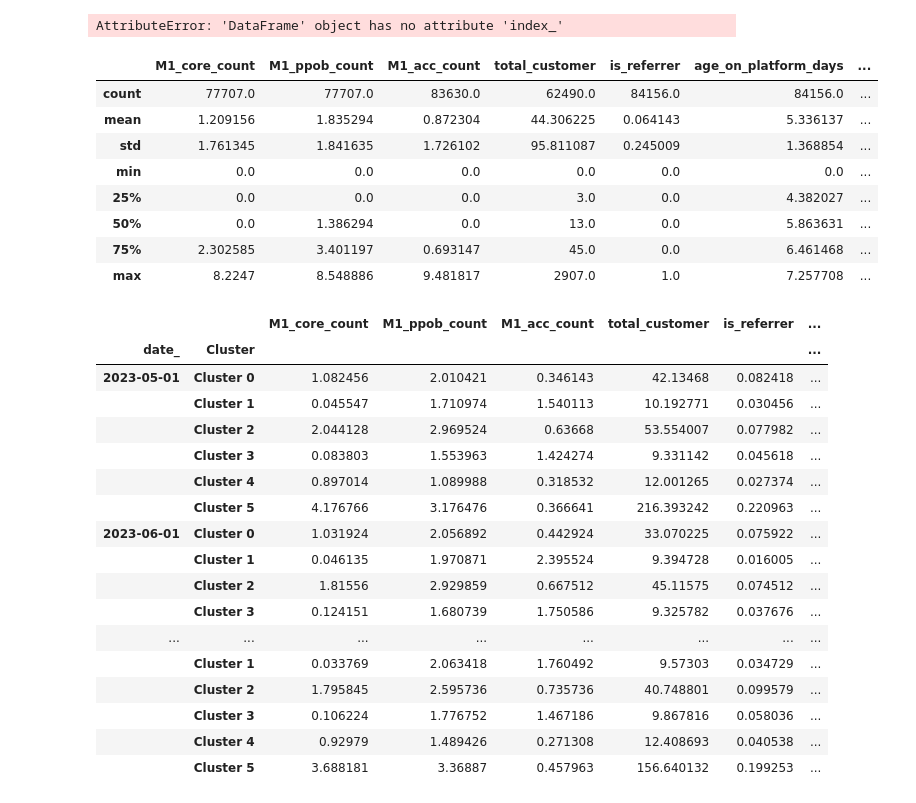
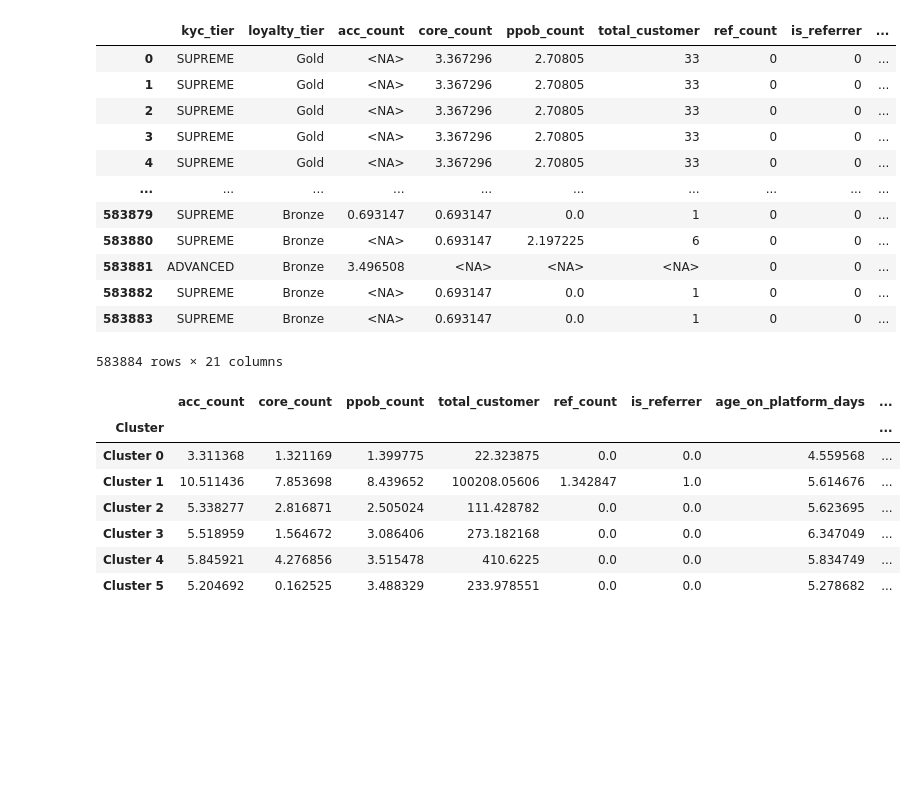
Before and after one commit to ryanisadBW/ds-edc, a Jupyter notebook: clustering_v3_message.ipynb, the cells around one changed output. Cells and saved outputs as stored; diff of their text form; code cells hidden in the pictures; blank space fills up the shorter version.

Commit message:
clustering message level run 1 nov

```diff
--- a/clustering_v3_message.ipynb
+++ b/clustering_v3_message.ipynb
@@ -430,8 +399,9 @@ res =\
     assign_model(kmeans)
     .reset_index()
     .assign(
-        user_id = lambda x: x.index_.str.split(" ", expand=False).str[0],
-        date_ = lambda x: x.index_.str.split(" ", expand=False).str[1]
+        user_id = lambda x: x.index_.str.split("/", expand=False).str[0],
+        date_ = lambda x: x.index_.str.split("/", expand=False).str[1],
+        campaign_name_index = lambda x: x.index_.str.split("/", expand=False).str[2]
     )
     .drop(columns=['index_'])
     .merge(imp_df, how='right', on=['user_id', 'date_'])
@@ -440,41 +410,33 @@ res =\
     #     read_count = lambda x: x.read_count.fillna(0),
     # )
 )
-# %% [output]
-AttributeError: 'DataFrame' object has no attribute 'index_'
 # %%
-res.describe()
+res
 # %% [output]
-|  | M1_core_count | M1_ppob_count | M1_acc_count | total_customer | is_referrer | age_on_platform_days | ... |
-| count | 77707.0 | 77707.0 | 83630.0 | 62490.0 | 84156.0 | 84156.0 | ... |
-| mean | 1.209156 | 1.835294 | 0.872304 | 44.306225 | 0.064143 | 5.336137 | ... |
-| std | 1.761345 | 1.841635 | 1.726102 | 95.811087 | 0.245009 | 1.368854 | ... |
-| min | 0.0 | 0.0 | 0.0 | 0.0 | 0.0 | 0.0 | ... |
-| 25% | 0.0 | 0.0 | 0.0 | 3.0 | 0.0 | 4.382027 | ... |
-| 50% | 0.0 | 1.386294 | 0.0 | 13.0 | 0.0 | 5.863631 | ... |
-| 75% | 2.302585 | 3.401197 | 0.693147 | 45.0 | 0.0 | 6.461468 | ... |
-| max | 8.2247 | 8.548886 | 9.481817 | 2907.0 | 1.0 | 7.257708 | ... |
+|  | kyc_tier | loyalty_tier | acc_count | core_count | ppob_count | total_customer | ref_count | is_referrer | ... |
+| 0 | SUPREME | Gold | <NA> | 3.367296 | 2.70805 | 33 | 0 | 0 | ... |
+| 1 | SUPREME | Gold | <NA> | 3.367296 | 2.70805 | 33 | 0 | 0 | ... |
+| 2 | SUPREME | Gold | <NA> | 3.367296 | 2.70805 | 33 | 0 | 0 | ... |
+| 3 | SUPREME | Gold | <NA> | 3.367296 | 2.70805 | 33 | 0 | 0 | ... |
+| 4 | SUPREME | Gold | <NA> | 3.367296 | 2.70805 | 33 | 0 | 0 | ... |
+| ... | ... | ... | ... | ... | ... | ... | ... | ... | ... |
+| 583879 | SUPREME | Bronze | 0.693147 | 0.693147 | 0.0 | 1 | 0 | 0 | ... |
+| 583880 | SUPREME | Bronze | <NA> | 0.693147 | 2.197225 | 6 | 0 | 0 | ... |
+| 583881 | ADVANCED | Bronze | 3.496508 | <NA> | <NA> | <NA> | 0 | 0 | ... |
+| 583882 | SUPREME | Bronze | <NA> | 0.693147 | 0.0 | 1 | 0 | 0 | ... |
+| 583883 | SUPREME | Bronze | <NA> | 0.693147 | 0.0 | 1 | 0 | 0 | ... |
+583884 rows × 21 columns
 # %%
-res.groupby(['date_', 'Cluster']).agg('mean')
+res.groupby(['Cluster']).agg('mean')
 # %% [output]
-|  |  | M1_core_count | M1_ppob_count | M1_acc_count | total_customer | is_referrer | ... |
-| date_ | Cluster |  |  |  |  |  | ... |
-| 2023-05-01 | Cluster 0 | 1.082456 | 2.010421 | 0.346143 | 42.13468 | 0.082418 | ... |
-|  | Cluster 1 | 0.045547 | 1.710974 | 1.540113 | 10.192771 | 0.030456 | ... |
-|  | Cluster 2 | 2.044128 | 2.969524 | 0.63668 | 53.554007 | 0.077982 | ... |
-|  | Cluster 3 | 0.083803 | 1.553963 | 1.424274 | 9.331142 | 0.045618 | ... |
-|  | Cluster 4 | 0.897014 | 1.089988 | 0.318532 | 12.001265 | 0.027374 | ... |
-|  | Cluster 5 | 4.176766 | 3.176476 | 0.366641 | 216.393242 | 0.220963 | ... |
-| 2023-06-01 | Cluster 0 | 1.031924 | 2.056892 | 0.442924 | 33.070225 | 0.075922 | ... |
-|  | Cluster 1 | 0.046135 | 1.970871 | 2.395524 | 9.394728 | 0.016005 | ... |
-|  | Cluster 2 | 1.81556 | 2.929859 | 0.667512 | 45.11575 | 0.074512 | ... |
-|  | Cluster 3 | 0.124151 | 1.680739 | 1.750586 | 9.325782 | 0.037676 | ... |
-| ... | ... | ... | ... | ... | ... | ... | ... |
-|  | Cluster 1 | 0.033769 | 2.063418 | 1.760492 | 9.57303 | 0.034729 | ... |
-|  | Cluster 2 | 1.795845 | 2.595736 | 0.735736 | 40.748801 | 0.099579 | ... |
-|  | Cluster 3 | 0.106224 | 1.776752 | 1.467186 | 9.867816 | 0.058036 | ... |
-|  | Cluster 4 | 0.92979 | 1.489426 | 0.271308 | 12.408693 | 0.040538 | ... |
-|  | Cluster 5 | 3.688181 | 3.36887 | 0.457963 | 156.640132 | 0.199253 | ... |
+|  | acc_count | core_count | ppob_count | total_customer | ref_count | is_referrer | age_on_platform_days | ... |
+| Cluster |  |  |  |  |  |  |  | ... |
+| Cluster 0 | 3.311368 | 1.321169 | 1.399775 | 22.323875 | 0.0 | 0.0 | 4.559568 | ... |
+| Cluster 1 | 10.511436 | 7.853698 | 8.439652 | 100208.05606 | 1.342847 | 1.0 | 5.614676 | ... |
+| Cluster 2 | 5.338277 | 2.816871 | 2.505024 | 111.428782 | 0.0 | 0.0 | 5.623695 | ... |
+| Cluster 3 | 5.518959 | 1.564672 | 3.086406 | 273.182168 | 0.0 | 0.0 | 6.347049 | ... |
+| Cluster 4 | 5.845921 | 4.276856 | 3.515478 | 410.6225 | 0.0 | 0.0 | 5.834749 | ... |
+| Cluster 5 | 5.204692 | 0.162525 | 3.488329 | 233.978551 | 0.0 | 0.0 | 5.278682 | ... |
 # %%
 res.groupby([ 'date_', 'Cluster']).agg('count')
 # %% [output]
```
Also changed, not shown: parts of 13 cells of this notebook, 4 other files.
